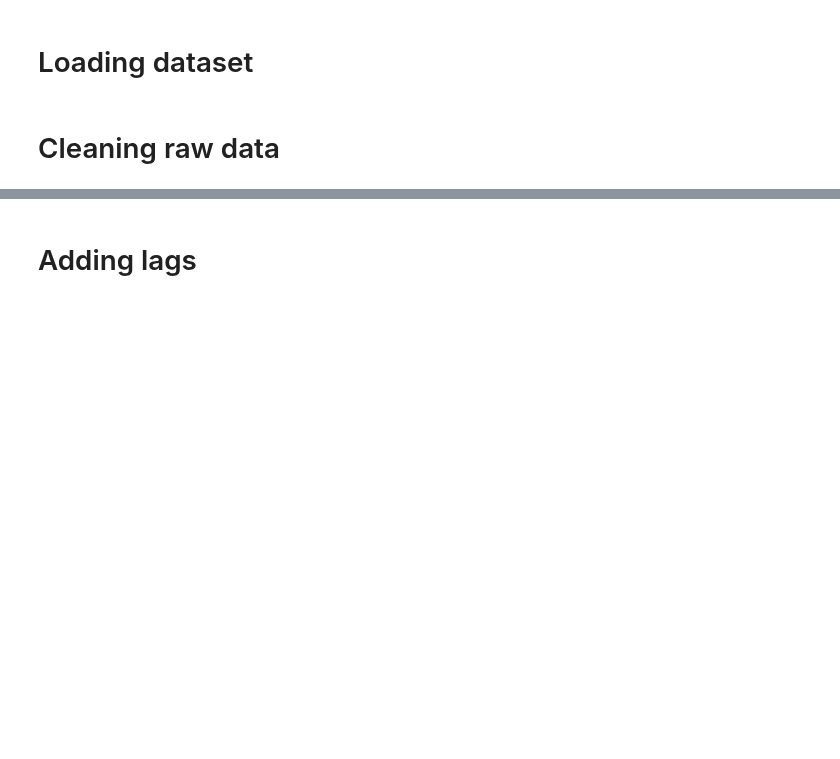
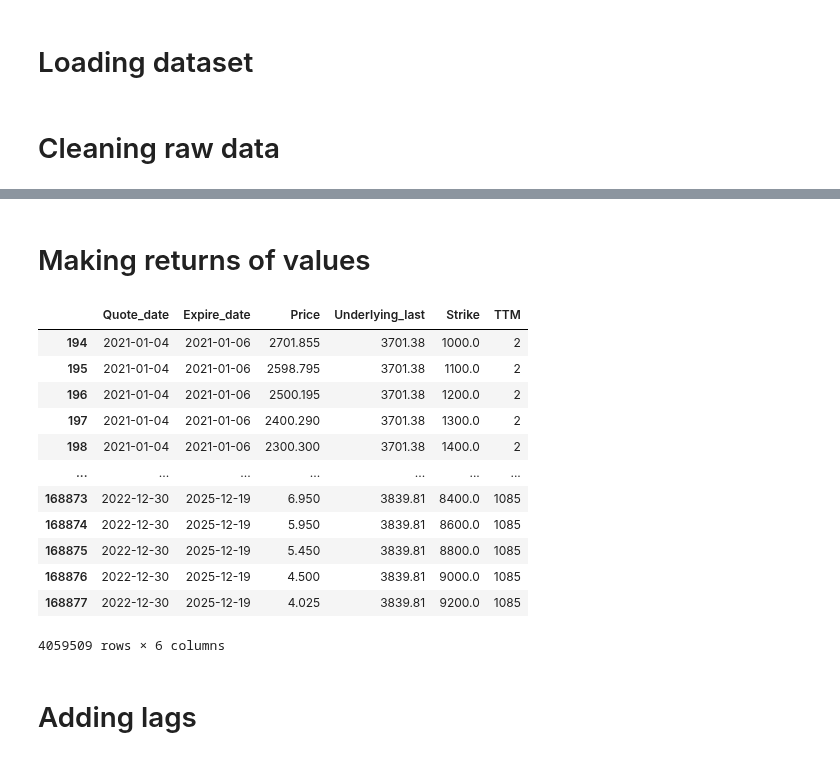
Before and after one commit to erlend-rygg/deep-learning-for-option-pricing, a Jupyter notebook: data_prosessing.ipynb, the cells around one changed output, grey strips where cells are left out. Drawn from its saved outputs; the diff is of its cells as text; code cells hidden in the pictures; blank space fills up the shorter version.

```diff
--- a/data_prosessing.ipynb
+++ b/data_prosessing.ipynb
@@ -39,3 +55,21 @@ df = process_options(df)
+# %% [markdown]
+# Making returns of values
+# %%
+display(df)
+# %% [output]
+|  | Quote_date | Expire_date | Price | Underlying_last | Strike | TTM |
+| 194 | 2021-01-04 | 2021-01-06 | 2701.855 | 3701.38 | 1000.0 | 2 |
+| 195 | 2021-01-04 | 2021-01-06 | 2598.795 | 3701.38 | 1100.0 | 2 |
+| 196 | 2021-01-04 | 2021-01-06 | 2500.195 | 3701.38 | 1200.0 | 2 |
+| 197 | 2021-01-04 | 2021-01-06 | 2400.290 | 3701.38 | 1300.0 | 2 |
+| 198 | 2021-01-04 | 2021-01-06 | 2300.300 | 3701.38 | 1400.0 | 2 |
+| ... | ... | ... | ... | ... | ... | ... |
+| 168873 | 2022-12-30 | 2025-12-19 | 6.950 | 3839.81 | 8400.0 | 1085 |
+| 168874 | 2022-12-30 | 2025-12-19 | 5.950 | 3839.81 | 8600.0 | 1085 |
+| 168875 | 2022-12-30 | 2025-12-19 | 5.450 | 3839.81 | 8800.0 | 1085 |
+| 168876 | 2022-12-30 | 2025-12-19 | 4.500 | 3839.81 | 9000.0 | 1085 |
+| 168877 | 2022-12-30 | 2025-12-19 | 4.025 | 3839.81 | 9200.0 | 1085 |
+4059509 rows × 6 columns
 # %% [markdown]
 # Adding lags
 # %%
```
Also changed, not shown: parts of 9 cells of this notebook, 1 other file.
